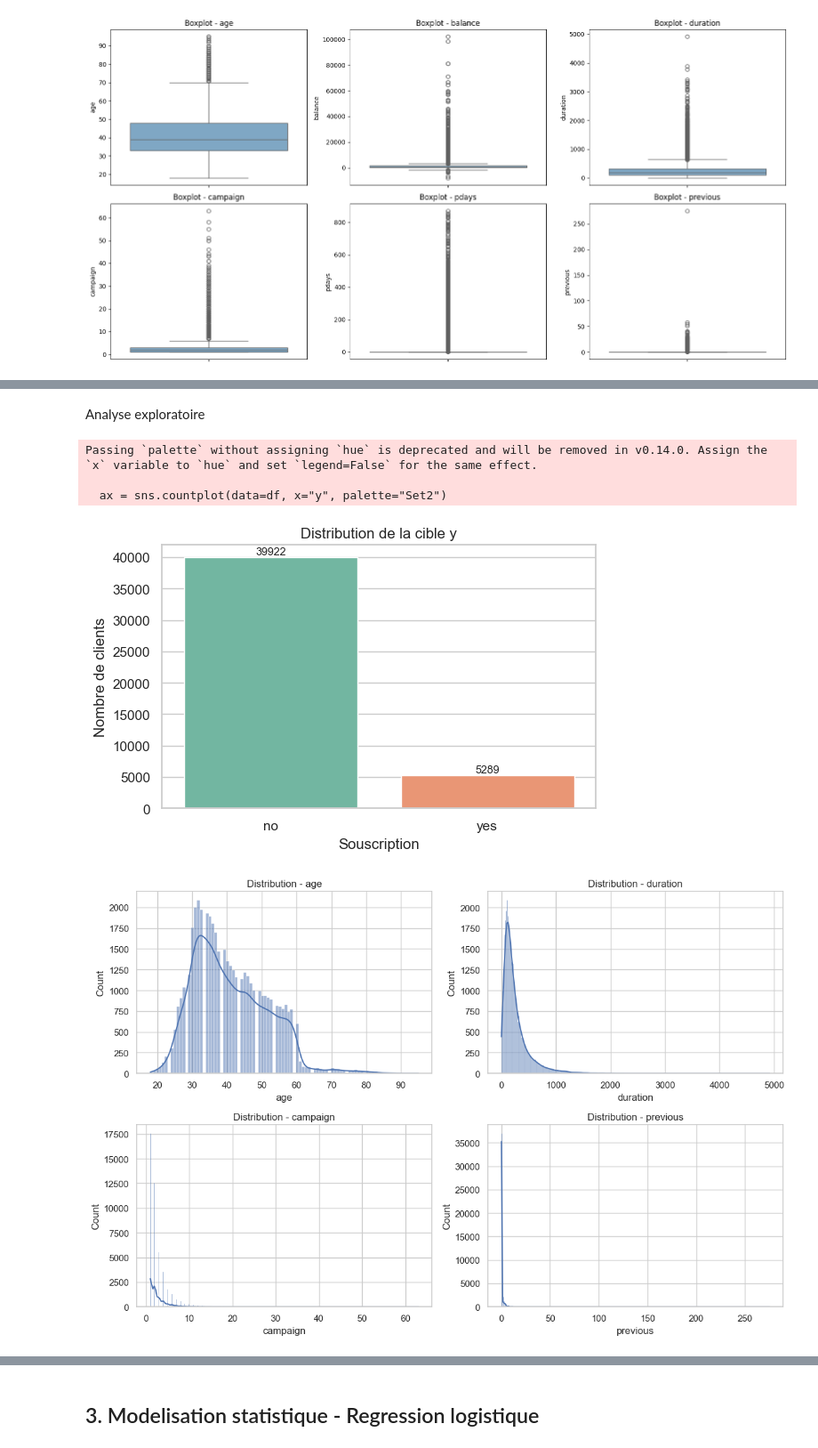
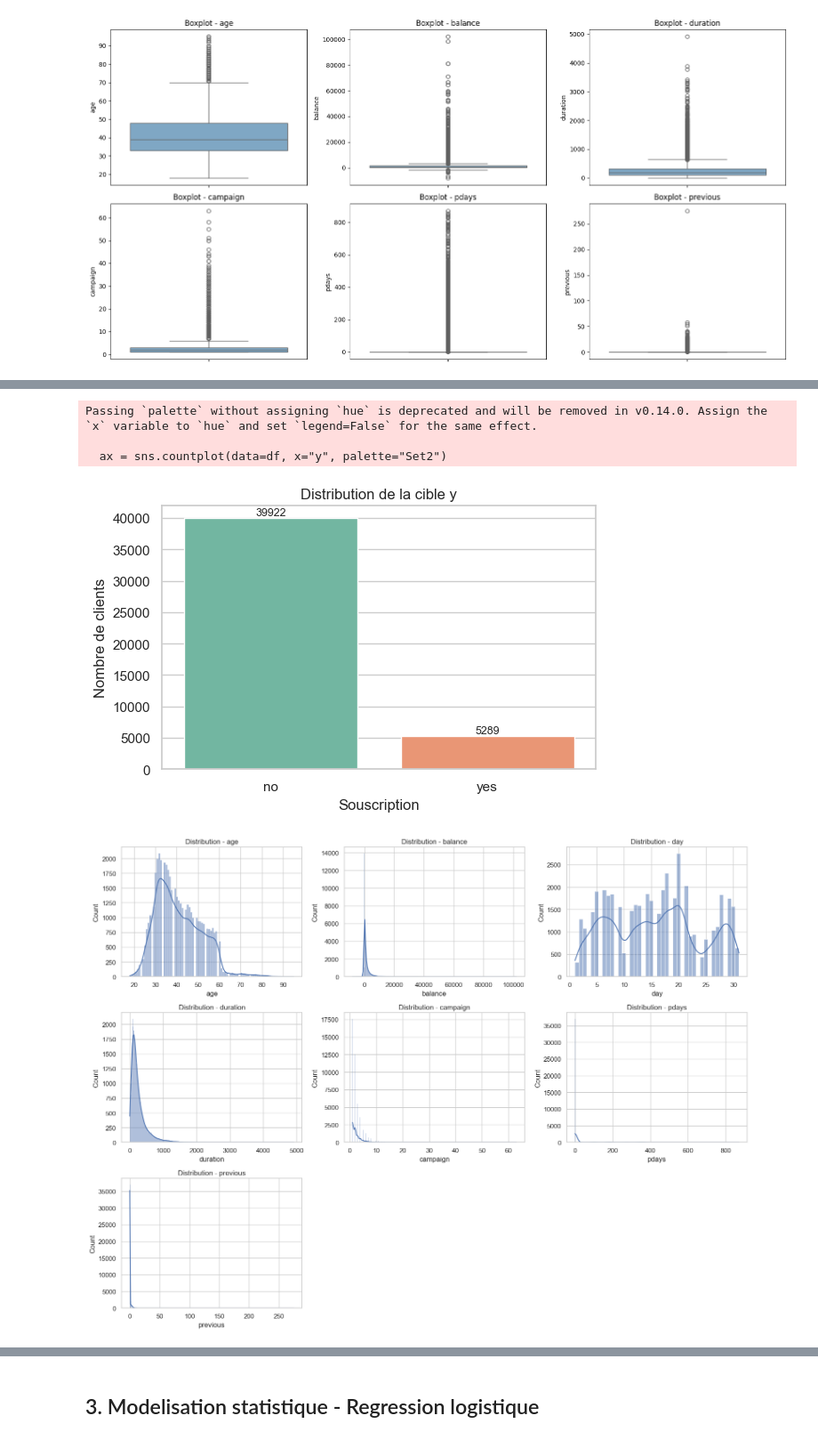
Before and after one commit to Ziwazou/UCI_Bank_Marketing_Analysis, a Jupyter notebook: Main.ipynb, the cells around one changed output, grey strips where cells are left out. Shown at 89% size. Cells and saved outputs as stored; diff of their text form; code cells hidden in the pictures.

Commit message:
utiliser tous les variables

```diff
--- a/Main.ipynb
+++ b/Main.ipynb
@@ -81,0 +107,7 @@ Nombre total de valeurs manquantes: 0
+# %%
+# Traitement des 'unknown': contact supprime, education/job imputes par le mode, poutcome garde tel quel
+df = df.drop(columns=["contact"])
+for col in ["education", "job"]:
+    mode_val = df.loc[df[col] != "unknown", col].mode().iloc[0]
+    df[col] = df[col].replace("unknown", mode_val)
+print("\nTraitement applique")
@@ -244,46 +287,48 @@ Repartition de la variable cible y:
 | y |  |
 | no | 88.3 |
 | yes | 11.7 |
-# %% [markdown]
-Analyse exploratoire
 # %%
-# 2.2 Visualisations principales (strict focus projet)
+# 2.2 Visualisations principales (toutes les colonnes)
 
 sns.set_theme(style="whitegrid")
 
 # 1) Repartition de la cible
 plt.figure(figsize=(6, 4))
 ax = sns.countplot(data=df, x="y", palette="Set2")
 ax.set_title("Distribution de la cible y")
 ax.set_xlabel("Souscription")
 ax.set_ylabel("Nombre de clients")
 for p in ax.patches:
-    ax.annotate(f"{int(p.get_height())}",
-                (p.get_x() + p.get_width() / 2, p.get_height()),
-                ha="center", va="bottom", fontsize=9)
+    ax.annotate(
+        f"{int(p.get_height())}",
+        (p.get_x() + p.get_width() / 2, p.get_height()),
+        ha="center",
+        va="bottom",
+        fontsize=9,
+    )
 plt.tight_layout()
 plt.show()
 
-# 2) Histograms des variables numeriques focus
-main_num_cols = [c for c in ["age", "duration", "campaign", "previous"] if c in df.columns]
-n_cols = 2
-n_rows = int(np.ceil(len(main_num_cols) / n_cols))
-fig, axes = plt.subplots(n_rows, n_cols, figsize=(12, 4 * n_rows))
+# 2) Histograms des variables numeriques (toutes)
+num_cols_all = [c for c in df.select_dtypes(include=["number"]).columns if c != "y_bin"]
+n_cols = 3
+n_rows = int(np.ceil(len(num_cols_all) / n_cols))
+fig, axes = plt.subplots(n_rows, n_cols, figsize=(16, 4 * n_rows))
 axes = np.array(axes).reshape(-1)
 
-for i, col in enumerate(main_num_cols):
+for i, col in enumerate(num_cols_all):
     sns.histplot(df[col], kde=True, ax=axes[i], color="#4C72B0")
     axes[i].set_title(f"Distribution - {col}")
 
 for j in range(i + 1, len(axes)):
     axes[j].set_visible(False)
 
 plt.tight_layout()
 plt.show()
 # %% [output]
 Passing `palette` without assigning `hue` is deprecated and will be removed in v0.14.0. Assign the `x` variable to `hue` and set `legend=False` for the same effect.
 
   ax = sns.countplot(data=df, x="y", palette="Set2")
 [figure]
-[figure, old version]
+[figure, new version]
 # %%
```
Also changed, not shown: parts of 16 cells of this notebook.
